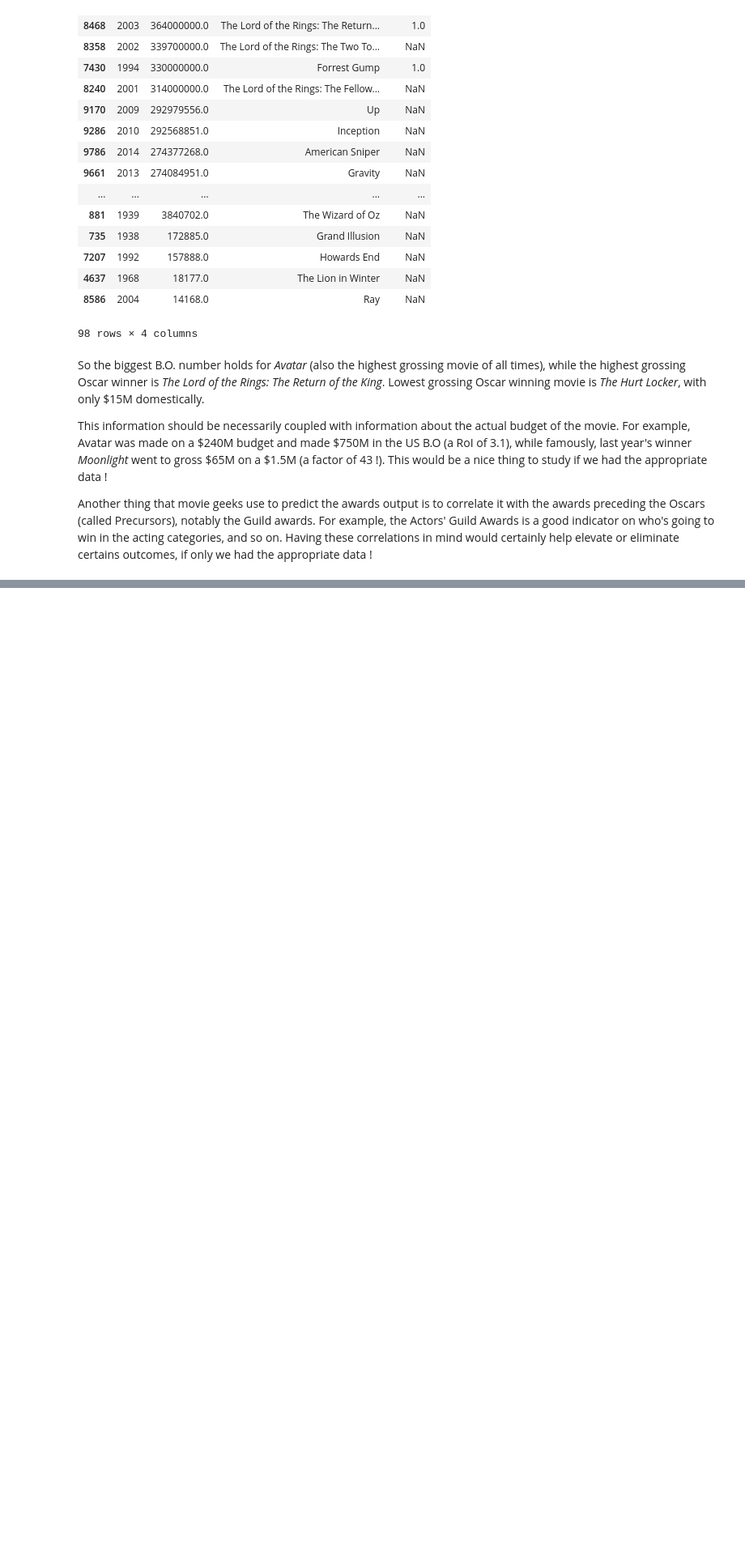
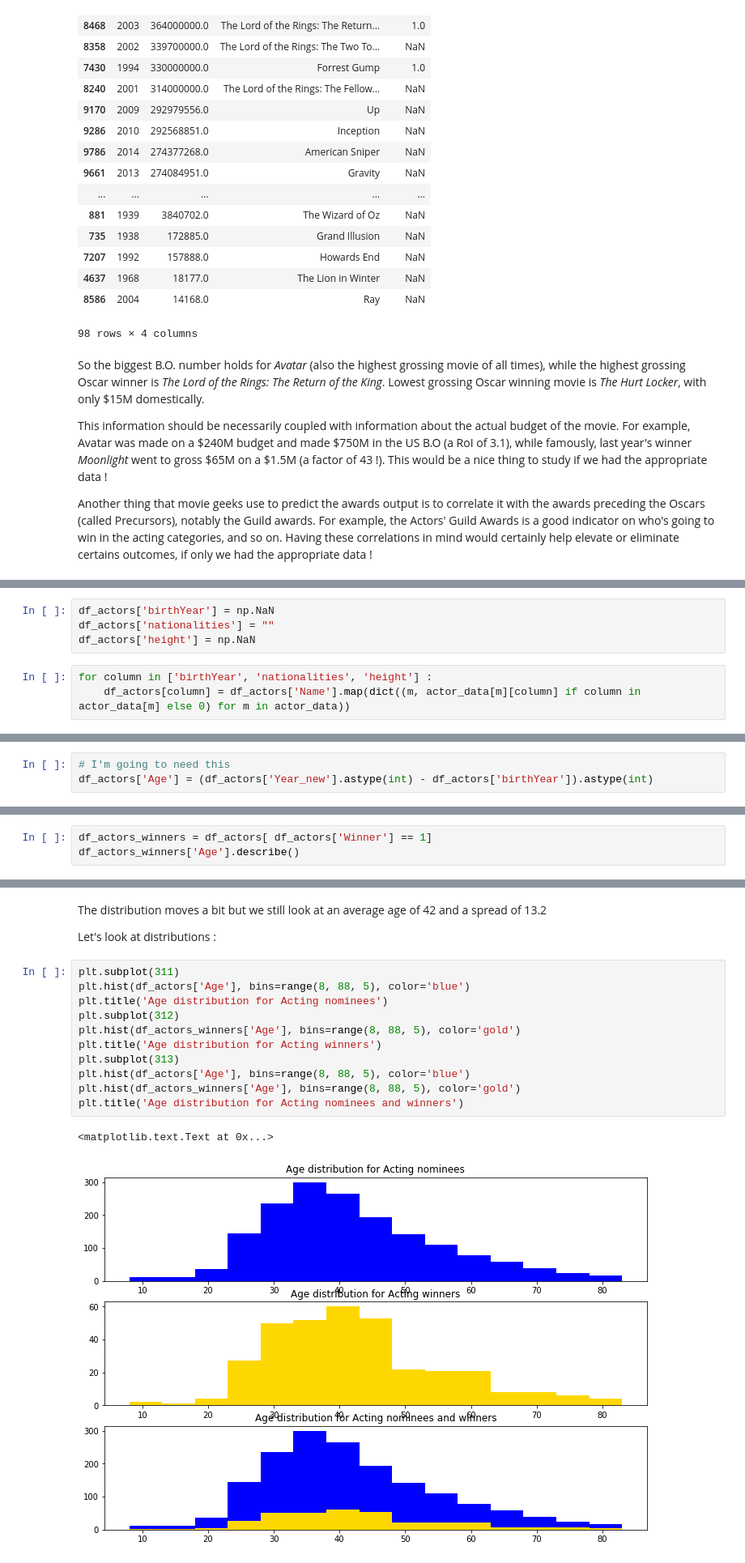
Before and after one commit to Siliam/Misc, a Jupyter notebook: SMPE/And the Oscar goes to ...ipynb, the cells around one changed output, grey strips where cells are left out. Shown at 81% size. Cells and saved outputs as stored; diff of their text form; blank space fills up the shorter version.

```diff
--- a/SMPE/And the Oscar goes to ...ipynb
+++ b/SMPE/And the Oscar goes to ...ipynb
@@ -1012,0 +1222,7 @@ type of role
+# %%
+df_actors['birthYear'] = np.NaN
+df_actors['nationalities'] = ""
+df_actors['height'] = np.NaN
+# %%
+for column in ['birthYear', 'nationalities', 'height'] :
+    df_actors[column] = df_actors['Name'].map(dict((m, actor_data[m][column] if column in actor_data[m] else 0) for m in actor_data))
@@ -1012,0 +1252,3 @@ type of role
+# %%
+# I'm going to need this
+df_actors['Age'] = (df_actors['Year_new'].astype(int) - df_actors['birthYear']).astype(int)
@@ -1012,0 +1430,3 @@ type of role
+# %%
+df_actors_winners = df_actors[ df_actors['Winner'] == 1]
+df_actors_winners['Age'].describe()
@@ -1012,0 +1443,19 @@ type of role
+# %% [markdown]
+The distribution moves a bit but we still look at an average age of 42 and a spread of 13.2
+
+
+Let's look at distributions :
+# %%
+plt.subplot(311)
+plt.hist(df_actors['Age'], bins=range(8, 88, 5), color='blue')
+plt.title('Age distribution for Acting nominees')
+plt.subplot(312)
+plt.hist(df_actors_winners['Age'], bins=range(8, 88, 5), color='gold')
+plt.title('Age distribution for Acting winners')
+plt.subplot(313)
+plt.hist(df_actors['Age'], bins=range(8, 88, 5), color='blue')
+plt.hist(df_actors_winners['Age'], bins=range(8, 88, 5), color='gold')
+plt.title('Age distribution for Acting nominees and winners')
+# %% [output]
+<matplotlib.text.Text at 0x...>
+[figure, added]
```
Also changed, not shown: parts of 81 cells of this notebook, 7 other files.
